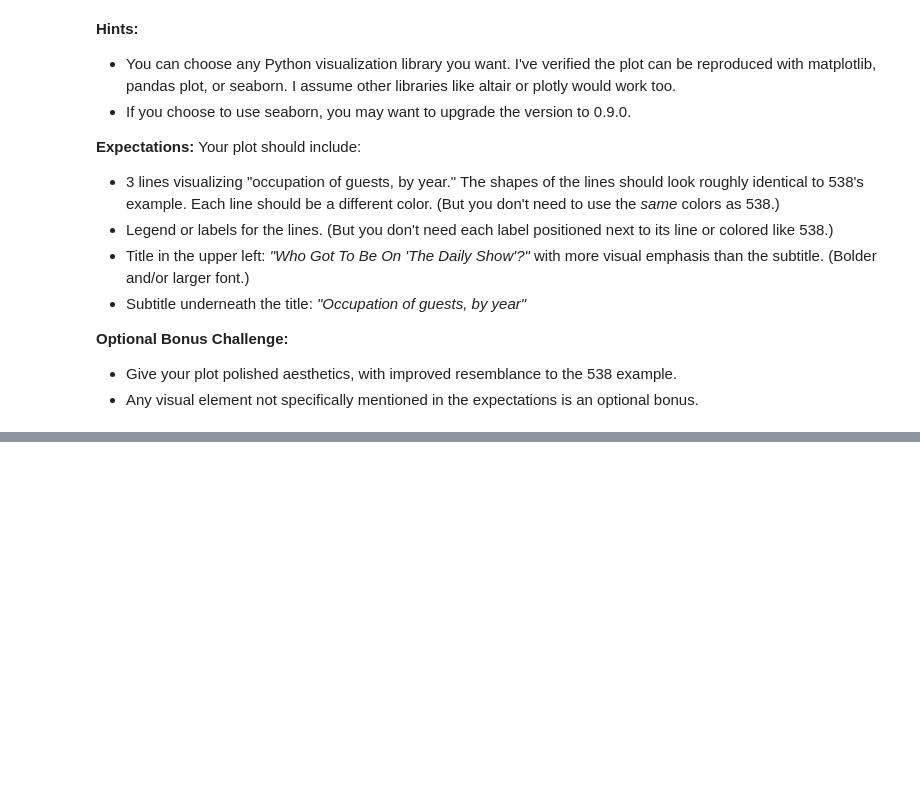
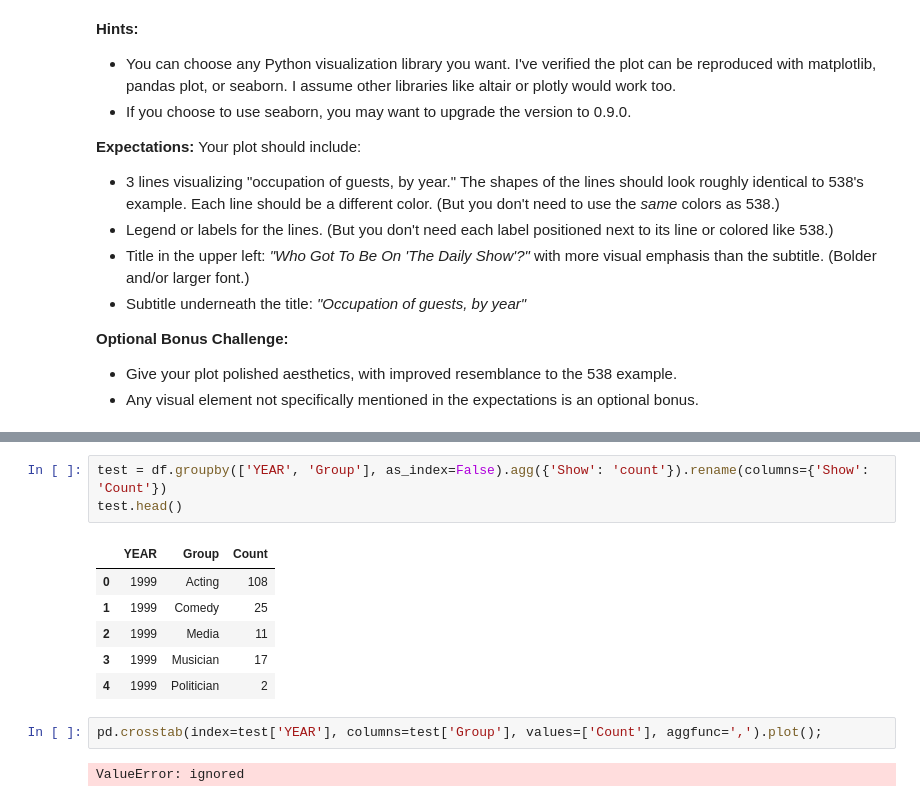
Before and after one commit to ngriggs/DS-Unit-1-Sprint-2-Data-Wrangling-and-Storytelling, a Jupyter notebook: DS_Unit_1_Sprint_Challenge_2_Data_Wrangling_and_Storytelling.ipynb, the cells around one changed output, grey strips where cells are left out. Drawn from its saved outputs; the diff is of its cells as text; blank space fills up the shorter version.

```diff
--- a/DS_Unit_1_Sprint_Challenge_2_Data_Wrangling_and_Storytelling.ipynb
+++ b/DS_Unit_1_Sprint_Challenge_2_Data_Wrangling_and_Storytelling.ipynb
@@ -362,0 +373,14 @@ df = pd.read_csv('')
+# %%
+test = df.groupby(['YEAR', 'Group'], as_index=False).agg({'Show': 'count'}).rename(columns={'Show': 'Count'})
+test.head()
+# %% [output]
+|  | YEAR | Group | Count |
+| 0 | 1999 | Acting | 108 |
+| 1 | 1999 | Comedy | 25 |
+| 2 | 1999 | Media | 11 |
+| 3 | 1999 | Musician | 17 |
+| 4 | 1999 | Politician | 2 |
+# %%
+pd.crosstab(index=test['YEAR'], columns=test['Group'], values=['Count'], aggfunc=',').plot();
+# %% [output]
+ValueError: ignored
```
Also changed, not shown: parts of 1 cell of this notebook.
